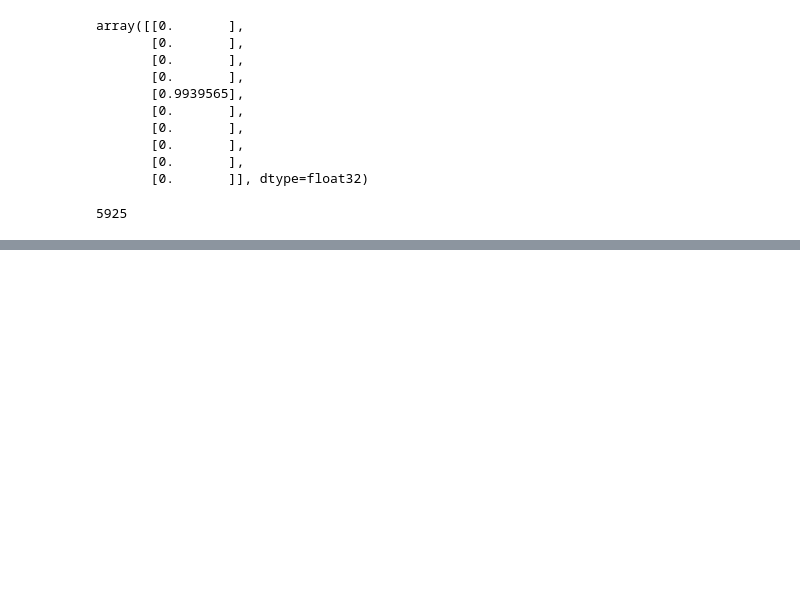
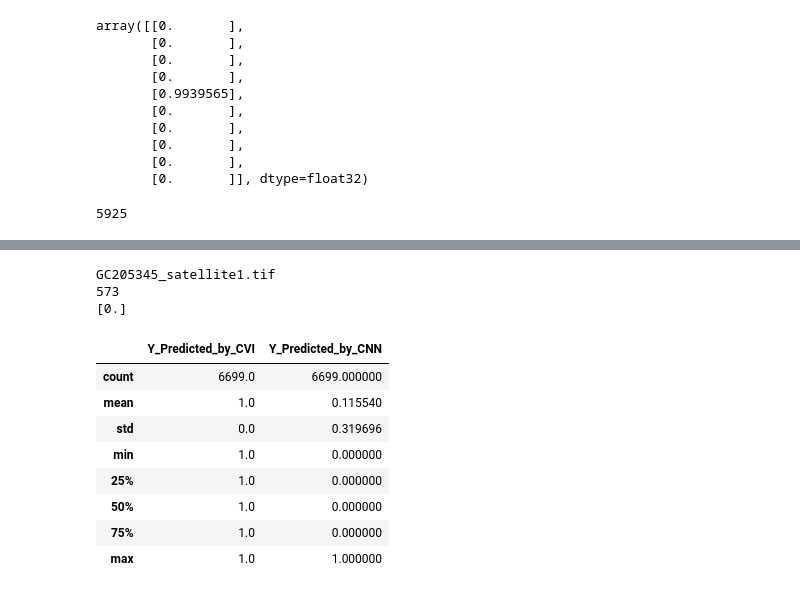
Before and after one commit to BRIJNANDA1979/Segmenting-Kelp-Forests-, a Jupyter notebook: Version_2_CNN_for_KELP.ipynb, the cells around one changed output, grey strips where cells are left out. Saved outputs shown, nothing was run; the diff lists cells and outputs as text; code cells hidden in the pictures; blank space fills up the shorter version.

```diff
--- a/Version_2_CNN_for_KELP.ipynb
+++ b/Version_2_CNN_for_KELP.ipynb
@@ -382,0 +396,49 @@ print(count)
+# %%
+loc =0
+for file in Predicted_list_with_7_bands:
+  if(file == 'GC205345_satellite1.tif'):
+    print(file)
+    print(loc)
+    print(Prediction_by_CNN[loc])
+    break
+
+  loc = loc + 1
+# %% [output]
+GC205345_satellite1.tif
+573
+[0.]
+# %%
+loc =0                                            ###########3 AC799254_satellite.tif
+for file in Predicted_list_with_7_bands:
+  if(file == 'AC799254_satellite.tif'):
+    print(file)
+    print(loc)
+    break
+  loc = loc + 1
+# %%
+Df_Predictions = pd.DataFrame()
+Df_Predictions['images'] = Predicted_list_with_7_bands
+label_list = []
+for file in Predicted_list_with_7_bands:
+  label_list.append(1)
+Df_Predictions['Y_Predicted_by_CVI'] = label_list
+label_CNN =[]
+for i in Prediction_by_CNN:
+  if i[0] < 0.5 :
+    label_CNN.append(0)
+  else:
+    label_CNN.append(1)
+Df_Predictions['Y_Predicted_by_CNN'] = label_CNN
+Df_Predictions.to_csv('/content/drive/MyDrive/Kelp_Predicted_by_CNN/Predictions_by_CNNversion_2_.csv')
+# %%
+Df_Predictions.describe()
+# %% [output]
+|  | Y_Predicted_by_CVI | Y_Predicted_by_CNN |
+| count | 6699.0 | 6699.000000 |
+| mean | 1.0 | 0.115540 |
+| std | 0.0 | 0.319696 |
+| min | 1.0 | 0.000000 |
+| 25% | 1.0 | 0.000000 |
+| 50% | 1.0 | 0.000000 |
+| 75% | 1.0 | 0.000000 |
+| max | 1.0 | 1.000000 |
```
Also changed, not shown: parts of 4 cells of this notebook.
